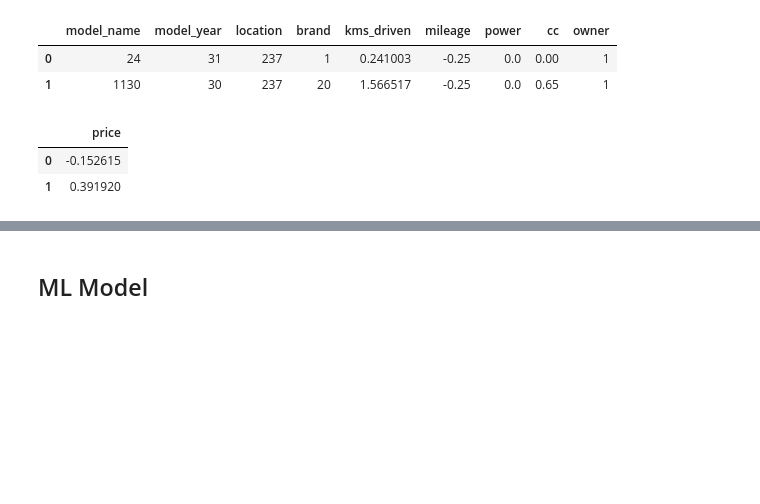
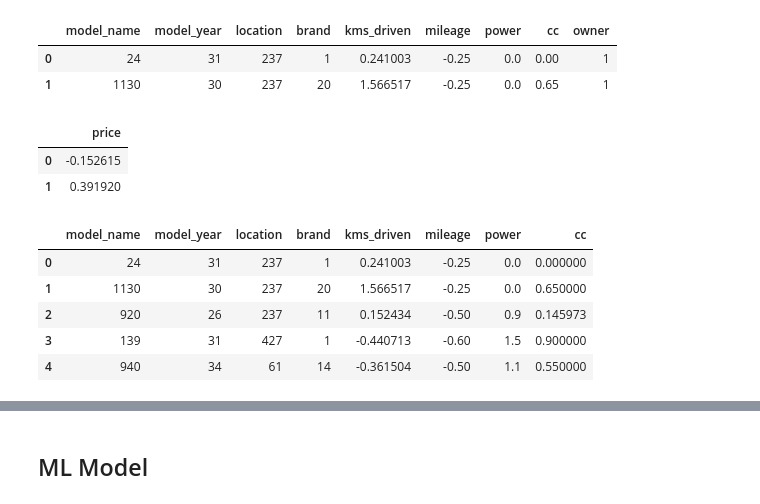
Before and after one commit to sushantkas/Pr-2-used-bikes, a Jupyter notebook: EDA.ipynb, the cells around one changed output, grey strips where cells are left out. Saved outputs shown, nothing was run; the diff lists cells and outputs as text; code cells hidden in the pictures; blank space fills up the shorter version.

```diff
--- a/EDA.ipynb
+++ b/EDA.ipynb
@@ -1287,3 +1287,17 @@ y_data.head(2)
 |  | price |
 | 0 | -0.152615 |
 | 1 | 0.391920 |
+# %%
+import importlib
+import preprocessing_d
+importlib.reload(preprocessing_d)
+from preprocessing_d import ML_scale_tranfsormed
+tranform=ML_scale_tranfsormed(bikes)
+tranform.transform_data_x().head()
+# %% [output]
+|  | model_name | model_year | location | brand | kms_driven | mileage | power | cc |
+| 0 | 24 | 31 | 237 | 1 | 0.241003 | -0.25 | 0.0 | 0.000000 |
+| 1 | 1130 | 30 | 237 | 20 | 1.566517 | -0.25 | 0.0 | 0.650000 |
+| 2 | 920 | 26 | 237 | 11 | 0.152434 | -0.50 | 0.9 | 0.145973 |
+| 3 | 139 | 31 | 427 | 1 | -0.440713 | -0.60 | 1.5 | 0.900000 |
+| 4 | 940 | 34 | 61 | 14 | -0.361504 | -0.50 | 1.1 | 0.550000 |
```
Also changed, not shown: parts of 4 cells of this notebook, 1 other file.
